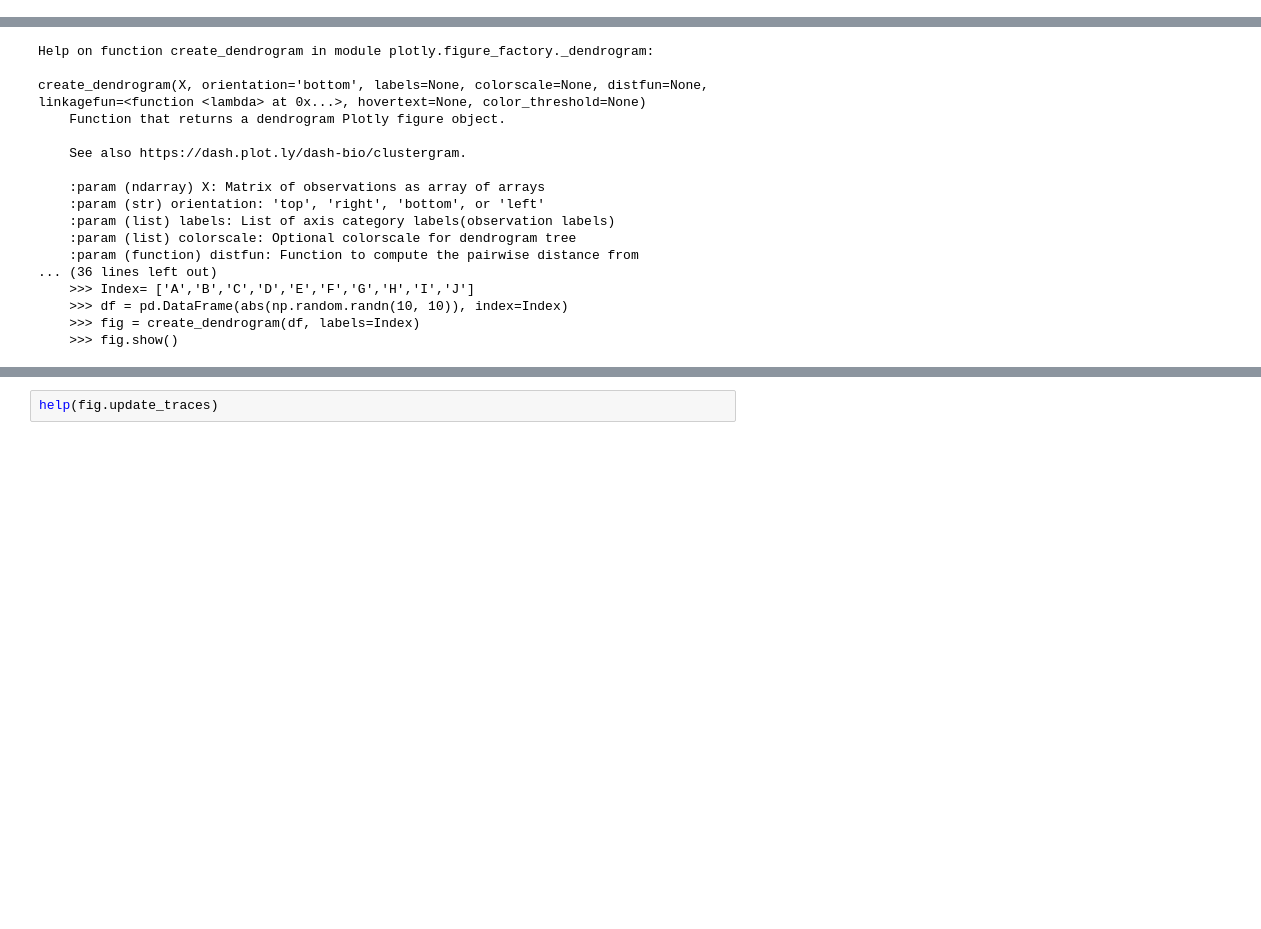
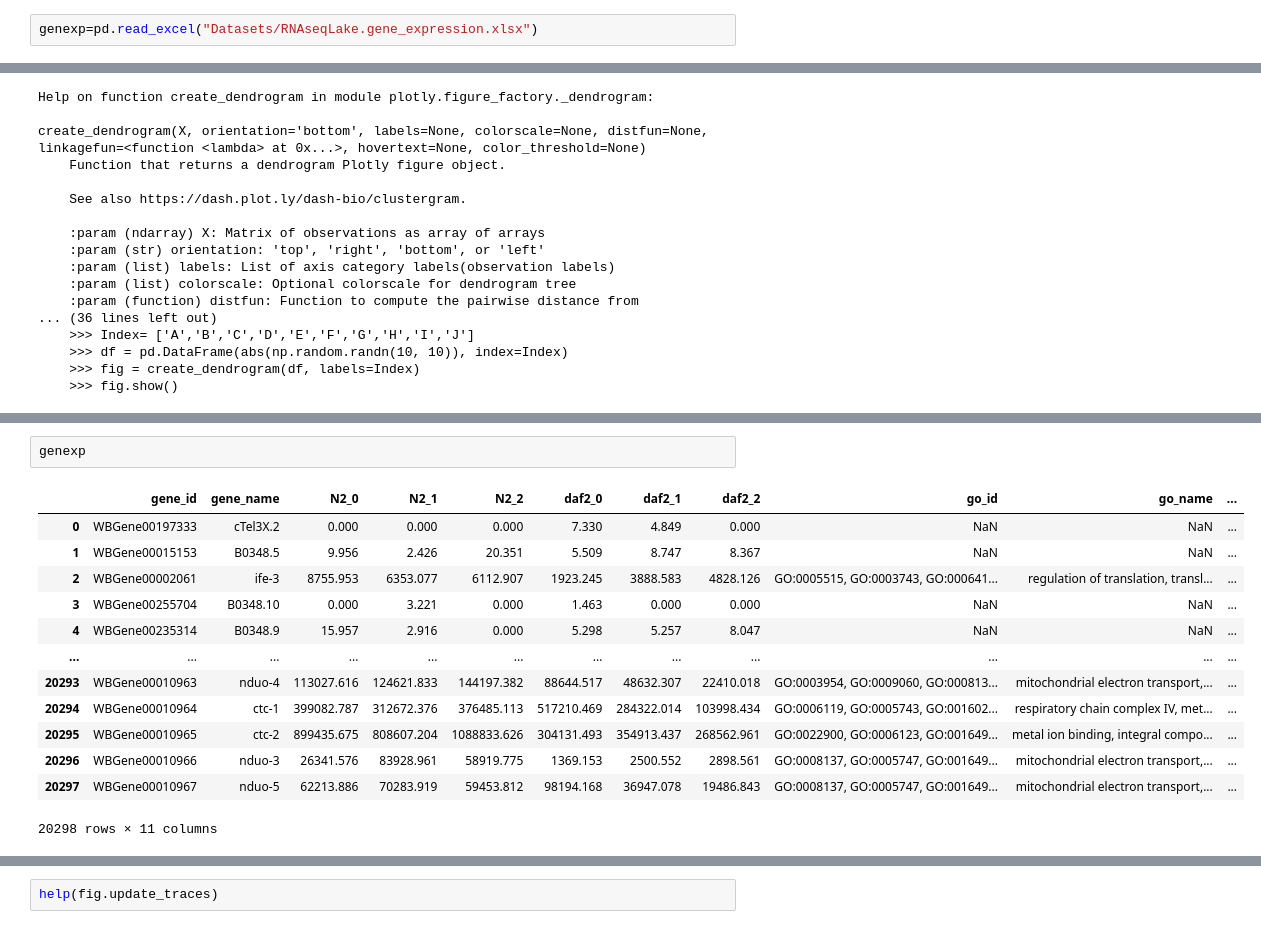
Before and after one commit to mpg-age-bioinformatics/flaski, a Jupyter notebook: utils/notebooks/idendrogram.ipynb, the cells around one changed output, grey strips where cells are left out. Drawn from its saved outputs; the diff is of its cells as text; blank space fills up the shorter version.

```diff
--- a/utils/notebooks/idendrogram.ipynb
+++ b/utils/notebooks/idendrogram.ipynb
@@ -9,0 +10,2 @@ np.savetxt("Datasets/dendrogram.csv", X, delimiter=",")
+# %%
+genexp=pd.read_excel("Datasets/RNAseqLake.gene_expression.xlsx")
@@ -57 +109,17 @@ pdist(X, metric='euclidean', *args, **kwargs)
+# %%
+genexp
+# %% [output]
+|  | gene_id | gene_name | N2_0 | N2_1 | N2_2 | daf2_0 | daf2_1 | daf2_2 | go_id | go_name | ... |
+| 0 | WBGene00197333 | cTel3X.2 | 0.000 | 0.000 | 0.000 | 7.330 | 4.849 | 0.000 | NaN | NaN | ... |
+| 1 | WBGene00015153 | B0348.5 | 9.956 | 2.426 | 20.351 | 5.509 | 8.747 | 8.367 | NaN | NaN | ... |
+| 2 | WBGene00002061 | ife-3 | 8755.953 | 6353.077 | 6112.907 | 1923.245 | 3888.583 | 4828.126 | GO:0005515, GO:0003743, GO:000641... | regulation of translation, transl... | ... |
+| 3 | WBGene00255704 | B0348.10 | 0.000 | 3.221 | 0.000 | 1.463 | 0.000 | 0.000 | NaN | NaN | ... |
+| 4 | WBGene00235314 | B0348.9 | 15.957 | 2.916 | 0.000 | 5.298 | 5.257 | 8.047 | NaN | NaN | ... |
+| ... | ... | ... | ... | ... | ... | ... | ... | ... | ... | ... | ... |
+| 20293 | WBGene00010963 | nduo-4 | 113027.616 | 124621.833 | 144197.382 | 88644.517 | 48632.307 | 22410.018 | GO:0003954, GO:0009060, GO:000813... | mitochondrial electron transport,... | ... |
+| 20294 | WBGene00010964 | ctc-1 | 399082.787 | 312672.376 | 376485.113 | 517210.469 | 284322.014 | 103998.434 | GO:0006119, GO:0005743, GO:001602... | respiratory chain complex IV, met... | ... |
+| 20295 | WBGene00010965 | ctc-2 | 899435.675 | 808607.204 | 1088833.626 | 304131.493 | 354913.437 | 268562.961 | GO:0022900, GO:0006123, GO:001649... | metal ion binding, integral compo... | ... |
+| 20296 | WBGene00010966 | nduo-3 | 26341.576 | 83928.961 | 58919.775 | 1369.153 | 2500.552 | 2898.561 | GO:0008137, GO:0005747, GO:001649... | mitochondrial electron transport,... | ... |
+| 20297 | WBGene00010967 | nduo-5 | 62213.886 | 70283.919 | 59453.812 | 98194.168 | 36947.078 | 19486.843 | GO:0008137, GO:0005747, GO:001649... | mitochondrial electron transport,... | ... |
+20298 rows × 11 columns
 # %%
```
Also changed, not shown: parts of 13 cells of this notebook, 3 other files.
